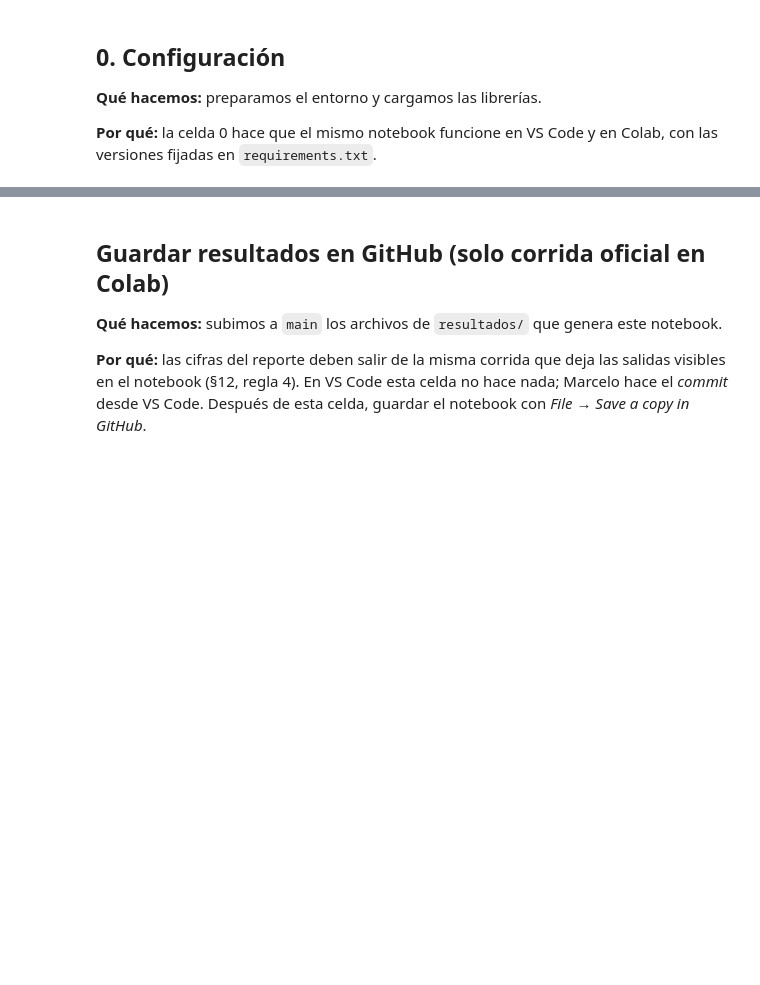
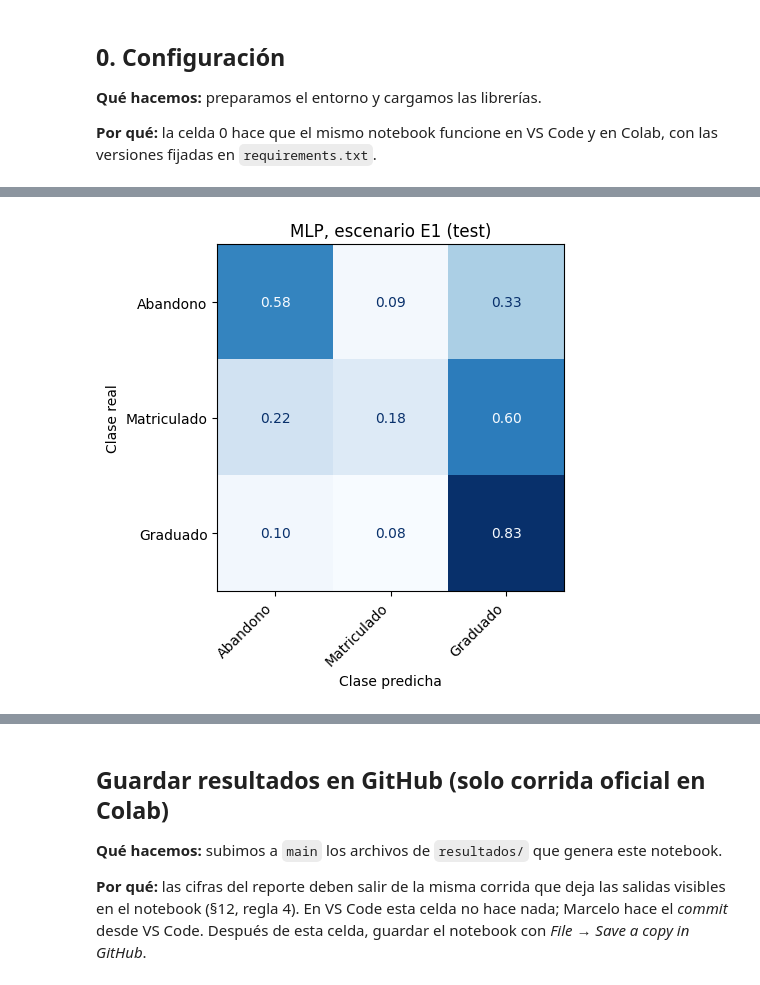
Before and after one commit to MCuetoV/proyecto-ml-2026-2, a Jupyter notebook: notebooks/02_estudiantes_modelado.ipynb, the cells around one changed output, grey strips where cells are left out. Saved outputs shown, nothing was run; the diff lists cells and outputs as text; code cells hidden in the pictures; blank space fills up the shorter version.

```diff
--- a/notebooks/02_estudiantes_modelado.ipynb
+++ b/notebooks/02_estudiantes_modelado.ipynb
@@ -176,0 +377,9 @@ for esc, columnas in ESCENARIOS.items():
+# %%
+# ¿Cuántas columnas conserva el selector L1 si se ajusta con todo el train?
+selector = Pipeline([("preprocesamiento", utilidades.crear_preprocesador("estudiantes", PRINCIPAL)),
+                     ("seleccion", SelectFromModel(LogisticRegression(penalty="l1", solver="saga", C=1.0, max_iter=5000)))])
+selector.fit(X, y_train)
+conservadas = selector.named_steps["seleccion"].get_support()
+nombres = selector.named_steps["preprocesamiento"].get_feature_names_out()
+print("Columnas conservadas:", conservadas.sum(), "de", len(conservadas))
+print("Eliminadas:", list(nombres[~conservadas]))
@@ -176,0 +420,10 @@ for esc, columnas in ESCENARIOS.items():
+# %%
+# Wilcoxon (escenario principal): mejor método nuevo frente a la referencia de los autores
+nuevos = tabla_comparativa[(tabla_comparativa["escenario"] == PRINCIPAL) & tabla_comparativa["modelo"].isin(["KNN", "MLP"])]
+MEJOR = nuevos.sort_values("media", ascending=False)["modelo"].iloc[0]
+referencia = "RF (autores)"
+estadistico, p_valor = wilcoxon(PUNTAJES[(MEJOR, PRINCIPAL)], PUNTAJES[(referencia, PRINCIPAL)])
+diferencia = PUNTAJES[(MEJOR, PRINCIPAL)].mean() - PUNTAJES[(referencia, PRINCIPAL)].mean()
+print(f"Mejor método nuevo en {PRINCIPAL}: {MEJOR}. Diferencia de macro-F1 frente a {referencia}: {diferencia:+.3f}")
+print(f"Wilcoxon sobre 15 folds pareados: estadístico = {estadistico:.1f}, p = {p_valor:.4f}")
+print("Los folds de una CV repetida no son independientes: el valor p es orientativo (diseño, §10).")
@@ -176,0 +442,11 @@ for esc, columnas in ESCENARIOS.items():
+# %%
+# Entrenar con todo el train y medir en el test (tabla 4)
+MODELOS_ENTRENADOS, METRICAS_TEST = {}, []
+for (nombre, escenario), pipeline in MODELOS_FINALES.items():
+    columnas = ESCENARIOS[escenario]
+    modelo = clone(pipeline).fit(train[columnas], y_train)
+    MODELOS_ENTRENADOS[(nombre, escenario)] = modelo
+    METRICAS_TEST.append({"modelo": nombre, "escenario": escenario,
+                          **utilidades.metricas_test(modelo, test[columnas], y_test, "estudiantes")})
+tabla_test = pd.DataFrame(METRICAS_TEST)
+tabla_test.round(3)
@@ -176,0 +491,16 @@ for esc, columnas in ESCENARIOS.items():
+# %%
+# Figura 4: matriz de confusión del mejor modelo en el test (proporciones por clase real)
+from sklearn.metrics import ConfusionMatrixDisplay
+modelo_mejor = MODELOS_ENTRENADOS[(MEJOR, PRINCIPAL)]
+X_test = test[ESCENARIOS[PRINCIPAL]]
+figura, eje = plt.subplots(figsize=(5, 4.5))
+ConfusionMatrixDisplay.from_estimator(modelo_mejor, X_test, y_test, display_labels=ETIQUETAS, normalize="true",
+                                      values_format=".2f", cmap="Blues", ax=eje, colorbar=False)
+eje.set_title(f"{MEJOR}, escenario {PRINCIPAL} (test)")
+eje.set_xlabel("Clase predicha")
+eje.set_ylabel("Clase real")
+plt.xticks(rotation=45, ha="right")
+utilidades.guardar_figura(figura, "figura_04_confusion_estudiantes")
+plt.show()
+# %% [output]
+[figure, added]
```
Also changed, not shown: parts of 82 cells of this notebook.
